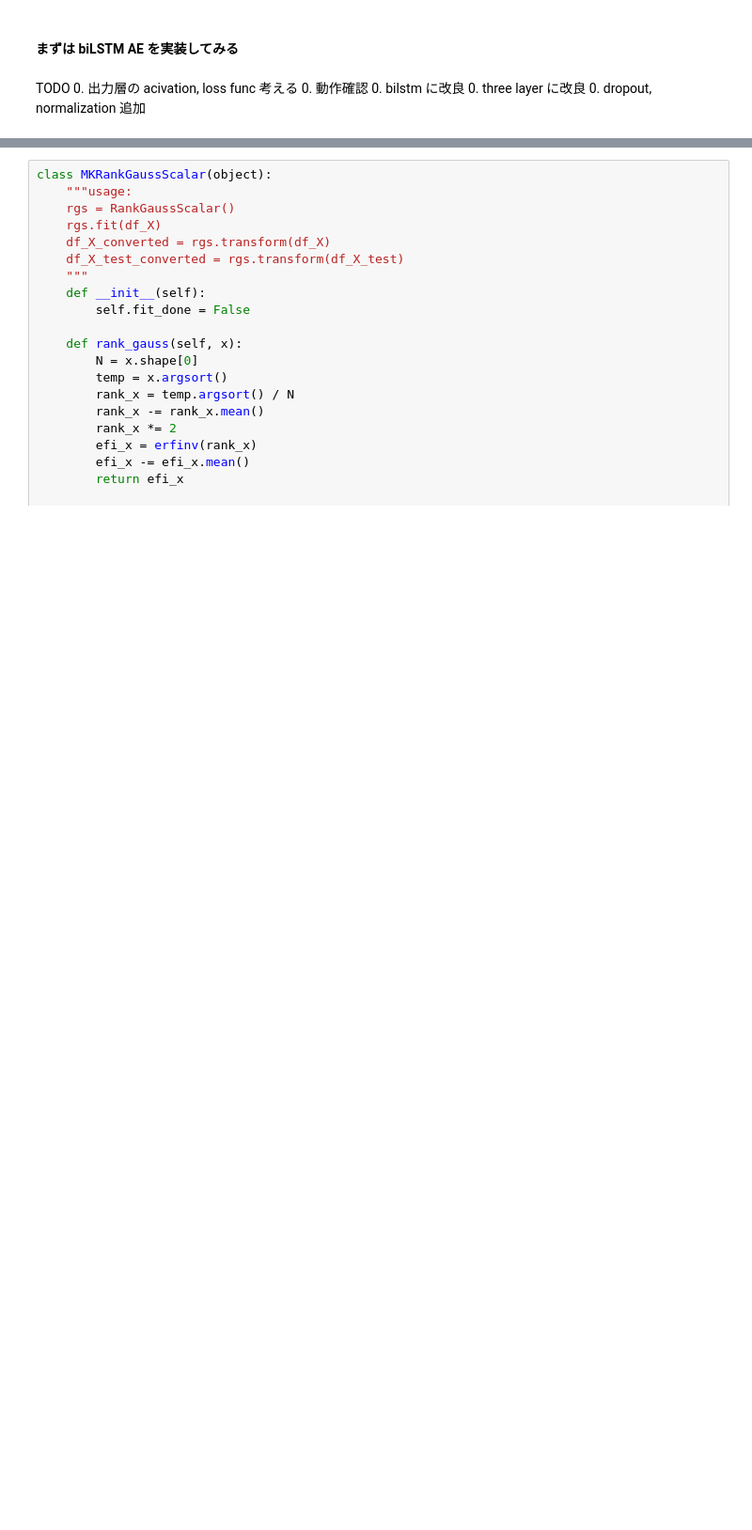
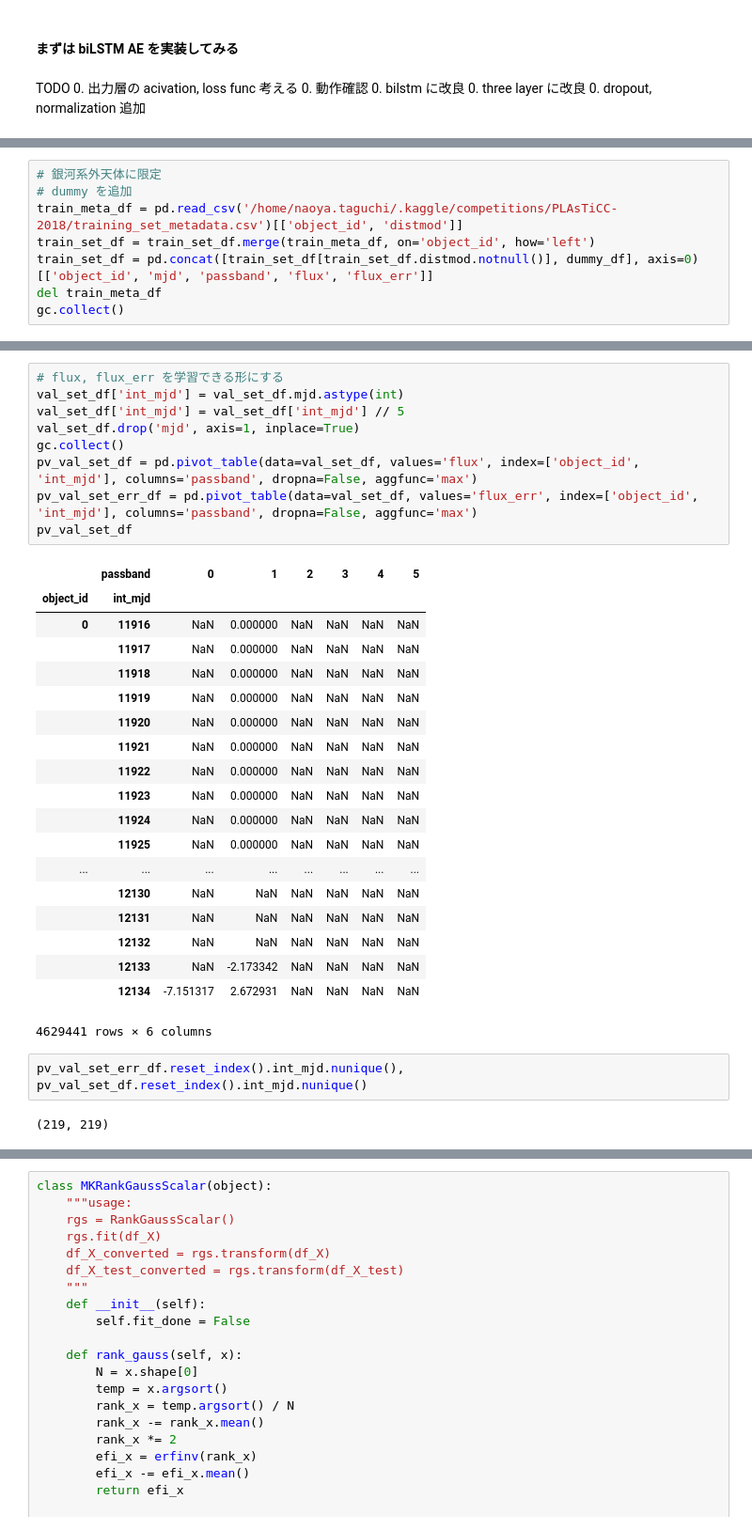
Before and after one commit to guchio3/kaggle-plasticc, a Jupyter notebook: notebook/lstm_autoencoder_deficit_interpolation.ipynb, the cells around one changed output, grey strips where cells are left out. Shown: that part at 94% size. Cells and saved outputs as stored; diff of their text form; blank space fills up the shorter version.

```diff
--- a/notebook/lstm_autoencoder_deficit_interpolation.ipynb
+++ b/notebook/lstm_autoencoder_deficit_interpolation.ipynb
@@ -135,0 +172,8 @@ class LSTMAE(nn.Module):
+# %%
+# 銀河系外天体に限定
+# dummy を追加
+train_meta_df = pd.read_csv('/home/naoya.taguchi/.kaggle/competitions/PLAsTiCC-2018/training_set_metadata.csv')[['object_id', 'distmod']]
+train_set_df = train_set_df.merge(train_meta_df, on='object_id', how='left')
+train_set_df = pd.concat([train_set_df[train_set_df.distmod.notnull()], dummy_df], axis=0)[['object_id', 'mjd', 'passband', 'flux', 'flux_err']]
+del train_meta_df
+gc.collect()
@@ -135,0 +251,33 @@ class LSTMAE(nn.Module):
+# %%
+# flux, flux_err を学習できる形にする
+val_set_df['int_mjd'] = val_set_df.mjd.astype(int)
+val_set_df['int_mjd'] = val_set_df['int_mjd'] // 5
+val_set_df.drop('mjd', axis=1, inplace=True)
+gc.collect()
+pv_val_set_df = pd.pivot_table(data=val_set_df, values='flux', index=['object_id', 'int_mjd'], columns='passband', dropna=False, aggfunc='max')
+pv_val_set_err_df = pd.pivot_table(data=val_set_df, values='flux_err', index=['object_id', 'int_mjd'], columns='passband', dropna=False, aggfunc='max')
+pv_val_set_df
+# %% [output]
+|  | passband | 0 | 1 | 2 | 3 | 4 | 5 |
+| object_id | int_mjd |  |  |  |  |  |  |
+| 0 | 11916 | NaN | 0.000000 | NaN | NaN | NaN | NaN |
+|  | 11917 | NaN | 0.000000 | NaN | NaN | NaN | NaN |
+|  | 11918 | NaN | 0.000000 | NaN | NaN | NaN | NaN |
+|  | 11919 | NaN | 0.000000 | NaN | NaN | NaN | NaN |
+|  | 11920 | NaN | 0.000000 | NaN | NaN | NaN | NaN |
+|  | 11921 | NaN | 0.000000 | NaN | NaN | NaN | NaN |
+|  | 11922 | NaN | 0.000000 | NaN | NaN | NaN | NaN |
+|  | 11923 | NaN | 0.000000 | NaN | NaN | NaN | NaN |
+|  | 11924 | NaN | 0.000000 | NaN | NaN | NaN | NaN |
+|  | 11925 | NaN | 0.000000 | NaN | NaN | NaN | NaN |
+| ... | ... | ... | ... | ... | ... | ... | ... |
+|  | 12130 | NaN | NaN | NaN | NaN | NaN | NaN |
+|  | 12131 | NaN | NaN | NaN | NaN | NaN | NaN |
+|  | 12132 | NaN | NaN | NaN | NaN | NaN | NaN |
+|  | 12133 | NaN | -2.173342 | NaN | NaN | NaN | NaN |
+|  | 12134 | -7.151317 | 2.672931 | NaN | NaN | NaN | NaN |
+4629441 rows × 6 columns
+# %%
+pv_val_set_err_df.reset_index().int_mjd.nunique(), pv_val_set_df.reset_index().int_mjd.nunique()
+# %% [output]
+(219, 219)
```
Also changed, not shown: parts of 55 cells of this notebook, 1 other file.
